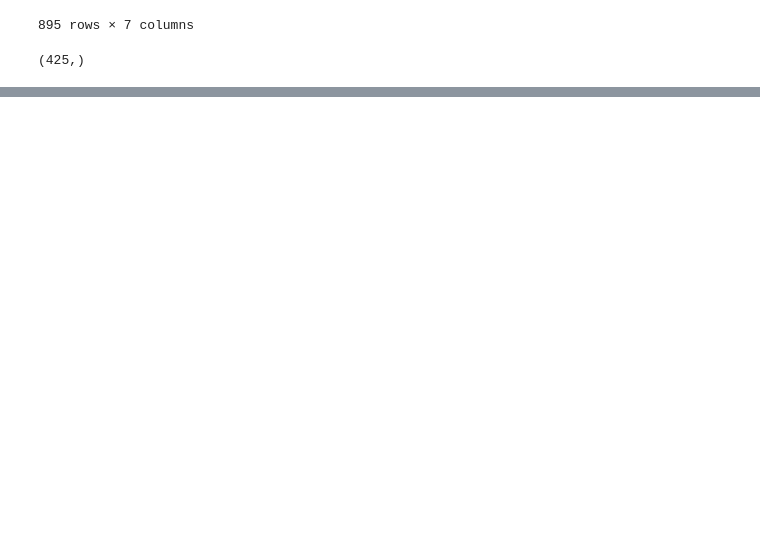
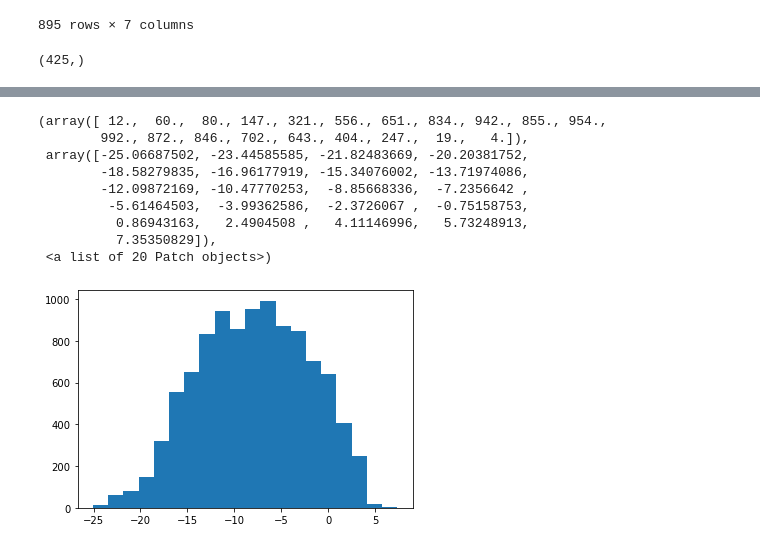
Before and after one commit to srensi/tmprss2, a Jupyter notebook: 20200525_TMPRSS2_SVM.ipynb, the cells around one changed output, grey strips where cells are left out. Saved outputs shown, nothing was run; the diff lists cells and outputs as text; code cells hidden in the pictures; blank space fills up the shorter version.

```diff
--- a/20200525_TMPRSS2_SVM.ipynb
+++ b/20200525_TMPRSS2_SVM.ipynb
@@ -88,8 +95,13 @@ broad_library['fingerprints'] = broad_library.smiles.apply(lambda s: Chem.RDKFin
 broad_fingerprints = np.zeros([len(broad_library), 2048])
 for i in range(len(broad_library)):
     DataStructs.ConvertToNumpyArray(broad_library.fingerprints.iloc[i], broad_fingerprints[i])
+# %%
+Cs = np.logspace(-6, -1, 10)
+clf_full = GridSearchCV(estimator=LinearSVR(random_state=0, tol=1e-5), param_grid=dict(C=Cs), n_jobs=-1)
+clf_full.fit(X, y)
+c_param_full = clf_full.best_estimator_.C
 # %%
-svmReg_full = make_pipeline(StandardScaler(), LinearSVR(random_state=0, tol=1e-5))
+svmReg_full = make_pipeline(StandardScaler(), LinearSVR(random_state=0, tol=1e-5, C=c_param_full))
 svmReg_full.fit(X, y)
 predictions = np.zeros([len(broad_fingerprints), 2])
 pred_values = svmReg_full.predict(broad_fingerprints)
@@ -171,0 +141,13 @@ Text(0.5, 1.0, 'SVM Validation Data')
+# %%
+plt.hist(pred_values_sorted, bins = 20)
+# %% [output]
+(array([ 12.,  60.,  80., 147., 321., 556., 651., 834., 942., 855., 954.,
+        992., 872., 846., 702., 643., 404., 247.,  19.,   4.]),
+ array([-25.06687502, -23.44585585, -21.82483669, -20.20381752,
+        -18.58279835, -16.96177919, -15.34076002, -13.71974086,
+        -12.09872169, -10.47770253,  -8.85668336,  -7.2356642 ,
+         -5.61464503,  -3.99362586,  -2.3726067 ,  -0.75158753,
+          0.86943163,   2.4904508 ,   4.11146996,   5.73248913,
+          7.35350829]),
+ <a list of 20 Patch objects>)
+[figure, added]
```
Also changed, not shown: parts of 14 cells of this notebook.
